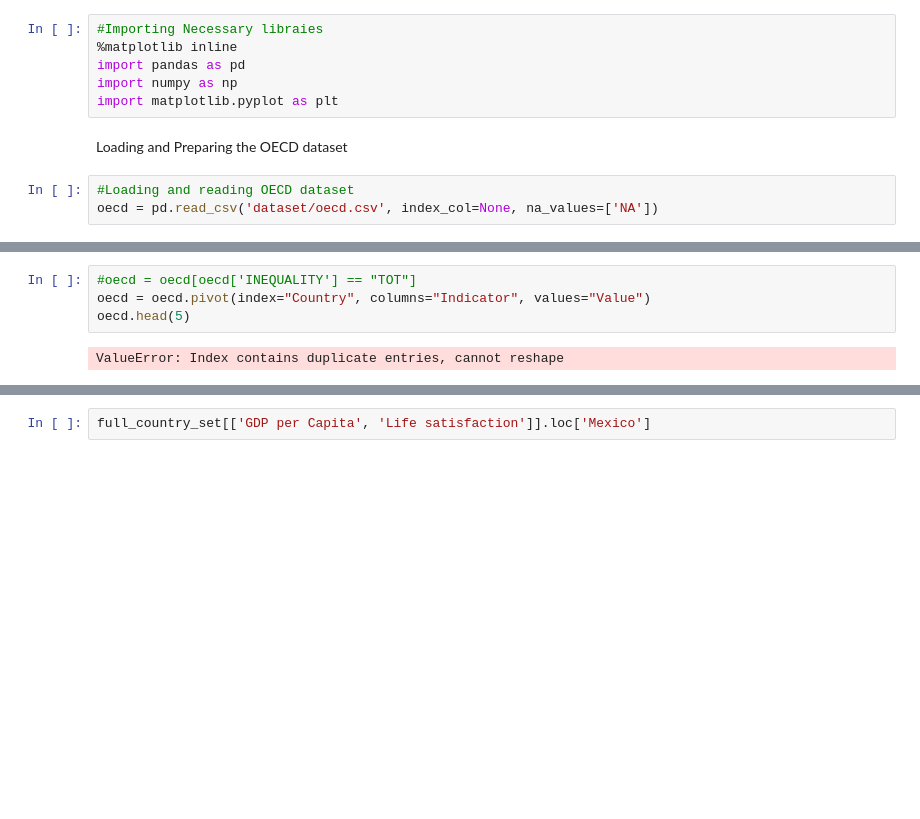
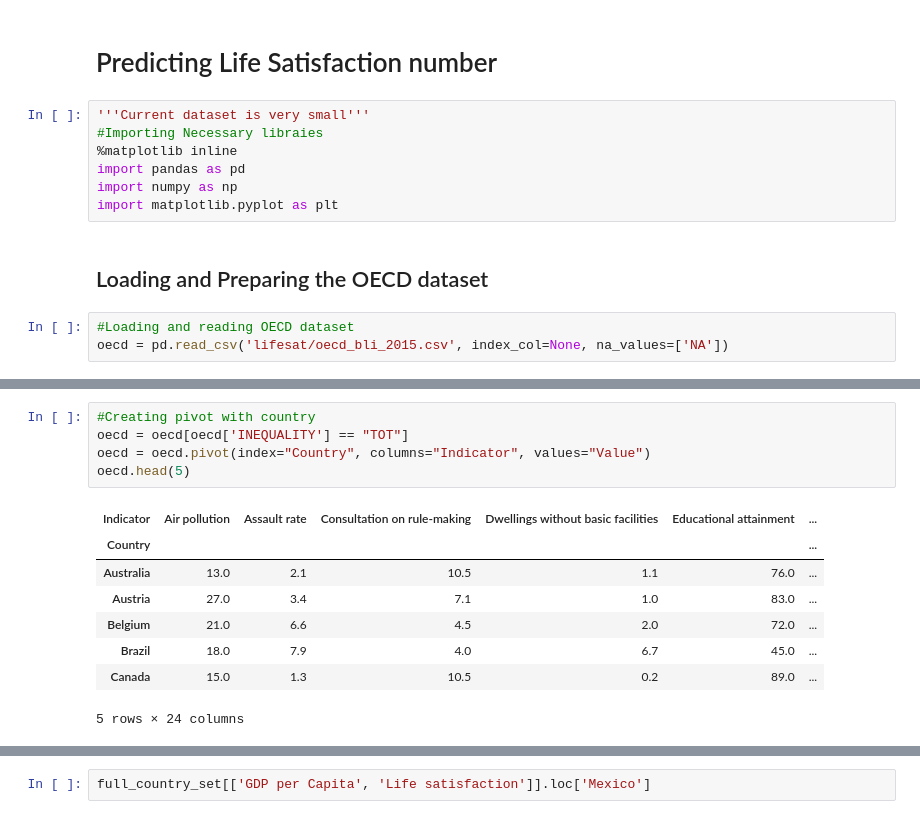
Before and after one commit to Byte7/Life-Satisfaction-Prediction, a Jupyter notebook: Life.ipynb, the cells around one changed output, grey strips where cells are left out. Saved outputs shown, nothing was run; the diff lists cells and outputs as text; blank space fills up the shorter version.

```diff
--- a/Life.ipynb
+++ b/Life.ipynb
@@ -1,14 +1,17 @@
+# %% [markdown]
+# Predicting Life Satisfaction number
 # %%
+'''Current dataset is very small'''
 #Importing Necessary libraies
 %matplotlib inline
 import pandas as pd
 import numpy as np
 import matplotlib.pyplot as plt
 # %% [markdown]
-Loading and Preparing the OECD dataset
+## Loading and Preparing the OECD dataset
 # %%
 #Loading and reading OECD dataset
-oecd = pd.read_csv('dataset/oecd.csv', index_col=None, na_values=['NA'])
+oecd = pd.read_csv('lifesat/oecd_bli_2015.csv', index_col=None, na_values=['NA'])
 # %%
 #Viewing first 5 records
 oecd.head(5)
@@ -20,11 +23,19 @@ oecd.head(5)
 | 3 | CAN | Canada | HO_BASE | Dwellings without basic facilities | L | Value | TOT | Total | PC | Percentage | ... |
 | 4 | CZE | Czech Republic | HO_BASE | Dwellings without basic facilities | L | Value | TOT | Total | PC | Percentage | ... |
 # %%
-#oecd = oecd[oecd['INEQUALITY'] == "TOT"]
+#Creating pivot with country
+oecd = oecd[oecd['INEQUALITY'] == "TOT"]
 oecd = oecd.pivot(index="Country", columns="Indicator", values="Value")
 oecd.head(5)
 # %% [output]
+| Indicator | Air pollution | Assault rate | Consultation on rule-making | Dwellings without basic facilities | Educational attainment | ... |
+| Country |  |  |  |  |  | ... |
+| Australia | 13.0 | 2.1 | 10.5 | 1.1 | 76.0 | ... |
+| Austria | 27.0 | 3.4 | 7.1 | 1.0 | 83.0 | ... |
+| Belgium | 21.0 | 6.6 | 4.5 | 2.0 | 72.0 | ... |
+| Brazil | 18.0 | 7.9 | 4.0 | 6.7 | 45.0 | ... |
+| Canada | 15.0 | 1.3 | 10.5 | 0.2 | 89.0 | ... |
-ValueError: Index contains duplicate entries, cannot reshape
+5 rows × 24 columns
 # %%
 #Checking Life satisfaction column values
 oecd['Life satisfaction'].head()
```
Also changed, not shown: parts of 16 cells of this notebook, 3 other files.
